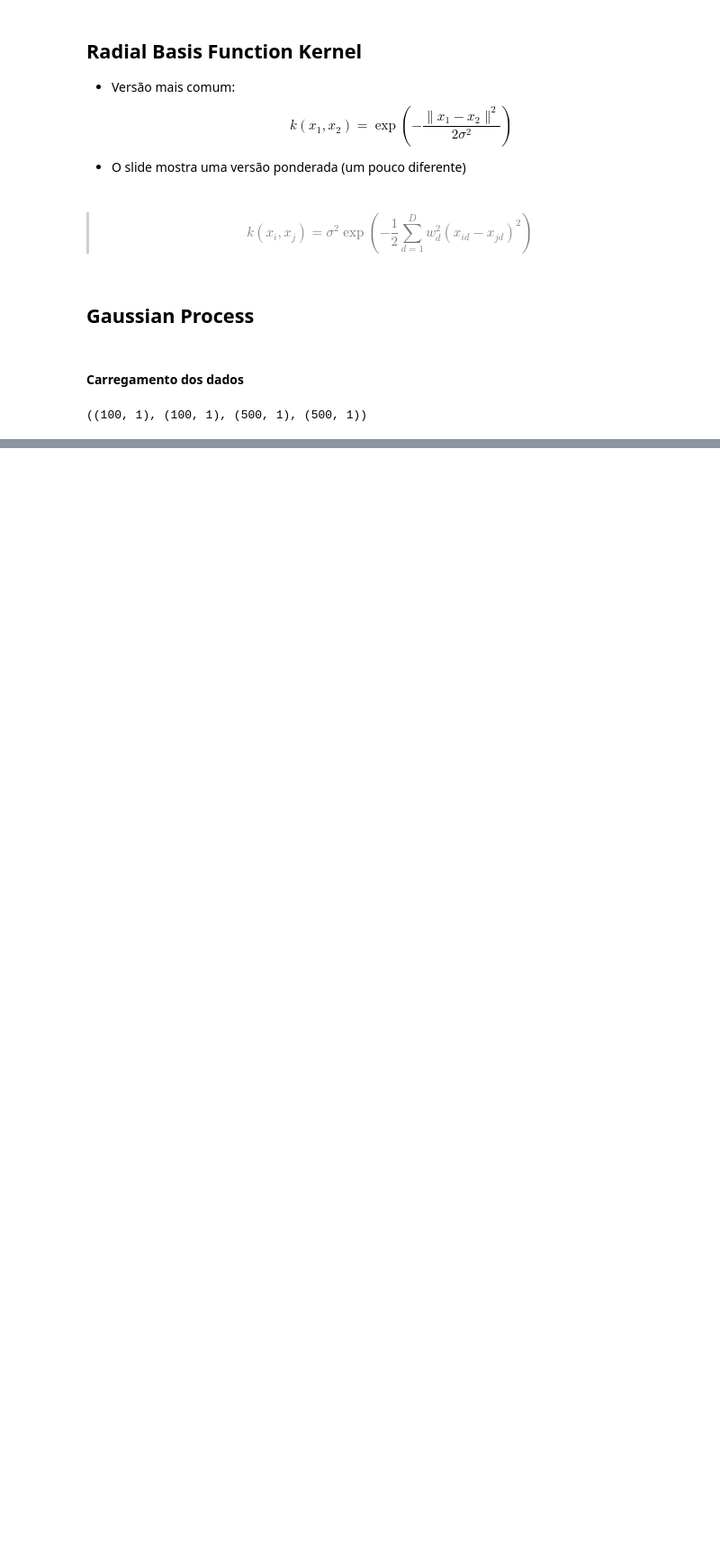
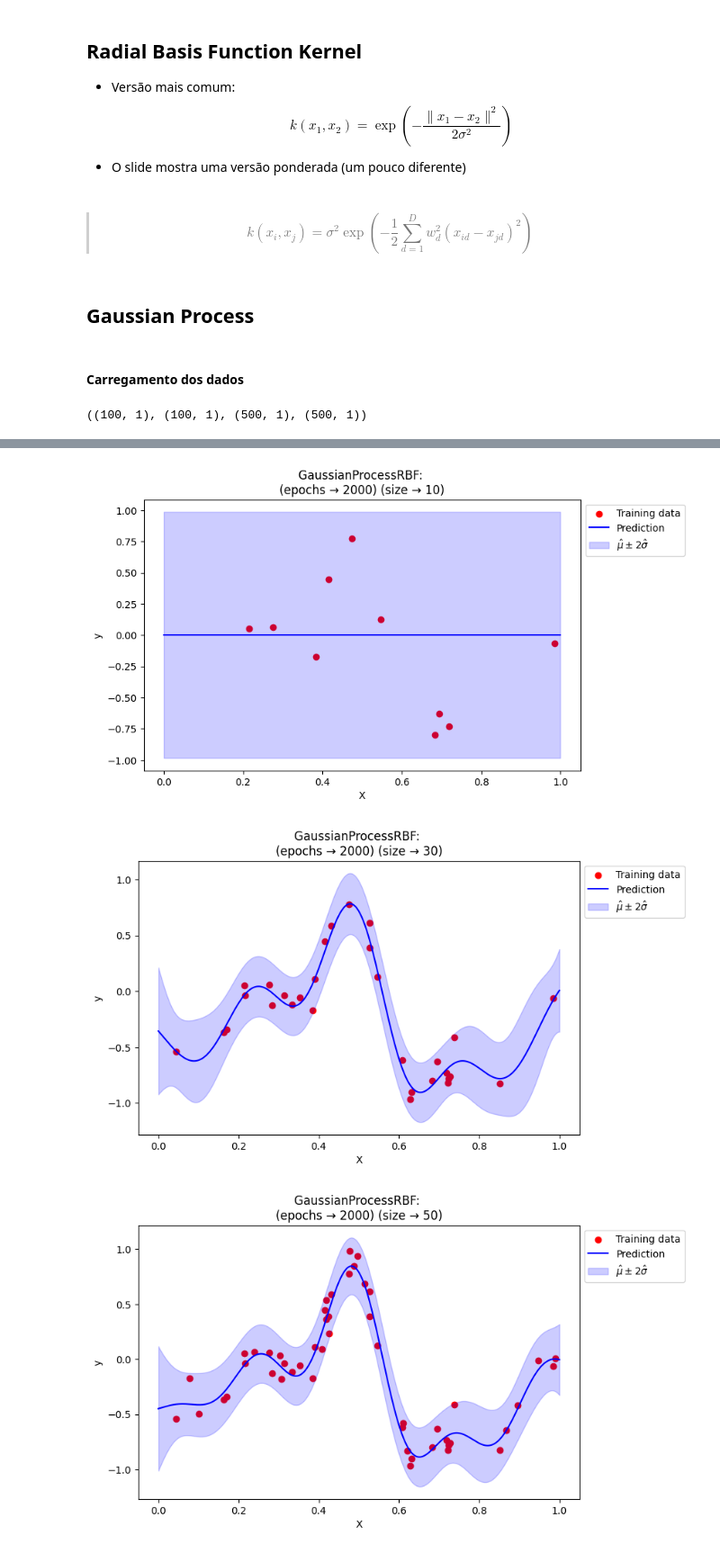
Before and after one commit to vauxgomes/ufc-ckp8366, a Jupyter notebook: listas/lista-5/main.ipynb, the cells around one changed output, grey strips where cells are left out. Shown at 90% size. Cells and saved outputs as stored; diff of their text form; code cells hidden in the pictures; blank space fills up the shorter version.

```diff
--- a/listas/lista-5/main.ipynb
+++ b/listas/lista-5/main.ipynb
@@ -111,7 +116,7 @@ class GaussianProcessRBF:
 # %%
 def prepare_data(path, delimiter=','):
   # Data
-  data = np.genfromtxt(path, delimiter=',')
+  data = np.genfromtxt(path, delimiter=delimiter)
 
   # Separation
   X = data[:, :-1]
@@ -131,6 +136,3 @@ X_test,  y_test  = prepare_data('./files/gp_data_test.csv')
 X_train.shape, y_train.shape, X_test.shape,  y_test.shape
 # %% [output]
 ((100, 1), (100, 1), (500, 1), (500, 1))
-# %%
-gp = GaussianProcessRBF()
-gp.fit(X_train, y_train)
@@ -136,0 +200,41 @@ gp.fit(X_train, y_train)
+# %%
+def plot(model, X_test, y_test=None):
+  # Safety
+  if not hasattr(model, 'weights'):
+    raise Exception('Model is not trained')
+
+  # Prediction
+  y_hat, sigma = model.predict(X_test)
+
+  # Config
+  plt.figure(figsize=(8, 5))
+
+  # Test
+  if y_test is not None:
+    plt.scatter(X_test, y_test, c='orange', marker='*', alpha=0.5, label='Test data')
+
+  # Train
+  plt.scatter(model.X.numpy(), model.y.numpy(), c='red', label='Training data')
+
+  # Prediction
+  plt.plot(X_test, y_hat, 'blue', label='Prediction')
+  plt.fill_between(
+    X_test.ravel(), y_hat.ravel() - 2*sigma, y_hat.ravel() + 2*sigma,
+    alpha=0.2, color='blue', label=r'$\hat{\mu} \pm 2\hat{\sigma}$'
+  )
+
+  #
+  plt.xlabel('X')
+  plt.ylabel('y')
+
+  plt.title(str(model))
+  plt.legend(bbox_to_anchor=(1, 1), loc='upper left')
+
+  plt.show()
+# %%
+for model in models:
+  plot(model, X_test=X_test) # O primeiro ficou meio estranho
+# %% [output]
+[figure, added]
+[figure, added]
+[figure, added]
```
Also changed, not shown: parts of 9 cells of this notebook.
